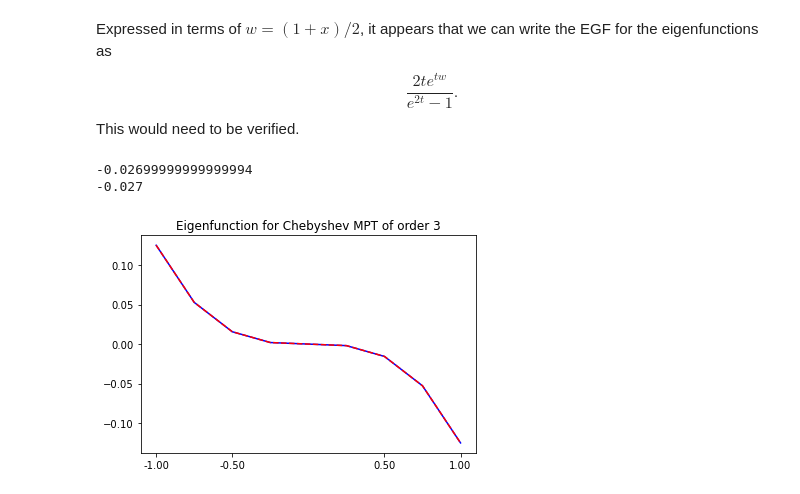
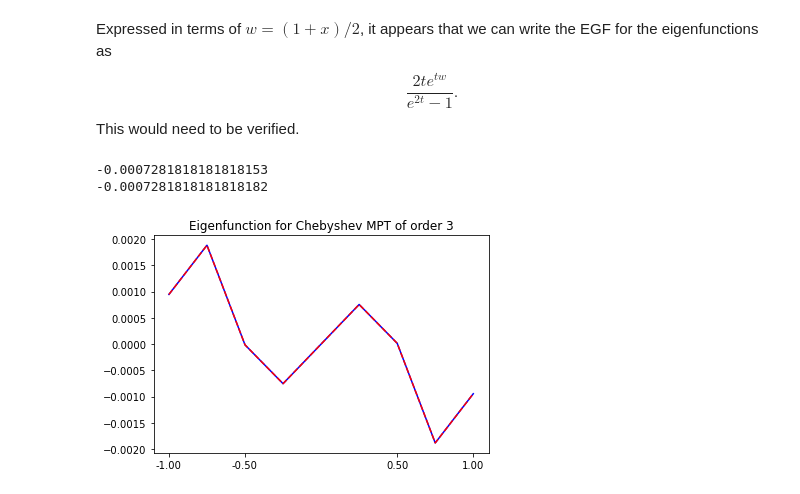
Before and after one commit to michaelgordy/chebyshevMPT, a Jupyter notebook: notebooks/chebyFP.ipynb, the cells around one changed output. Drawn from its saved outputs; the diff is of its cells as text; code cells hidden in the pictures.

```diff
--- a/notebooks/chebyFP.ipynb
+++ b/notebooks/chebyFP.ipynb
@@ -66,31 +66,33 @@ This would need to be verified.
 # %%
 # Case n=3:
 order = 3
 chebym = ChebyshevMPT(order)
 
 # Proposed eigenfunction as polynomials
-eigfunclist = [[1], [0, 1], [-1/3, 0, 1], [0, 0, 0, 1]]
-eigvallist = [1, -1/2, -1/8, -1/8]
-d = 3
+eigfunclist = [[1], [0, 1], [-1/3, 0, 1], [0, 0, 0, 1],
+               [3/10, 0, -3/2, 0, 1],
+               [0, 3/11, 0, -4/3, 0, 1]]
+eigvallist = [1, -1/2, -1/8, -1/8, 1/16, 1/64]
+d = 5
 p = Polynomial(eigfunclist[d])
 lambdad = eigvallist[d]
 
 print(chebym.FP(p,0.6))
 print(lambdad*p(0.6))
 
 u = linspace(-1.0+1e-6,1.0-1e-6,num=9, endpoint=True)
 Pf = [chebym.FP(p,u1) for u1 in u]
 flam = [lambdad*p(u1) for u1 in u]
 
 fig, ax = plt.subplots()
 ax.plot(u,Pf, label='Pf', color='blue')
 ax.plot(u, flam, label='$\\lambda f$', color='red', linestyle="--")
 ax.set_title(f"Eigenfunction for Chebyshev MPT of order {order}")
 ax.set_xticks(chebym.extrema)
 extrstr = ["{:.2f}".format(x) for x in chebym.extrema]
 ax.set_xticklabels(extrstr)
 plt.show()
 # %% [output]
--0.02699999999999994
--0.027
+-0.0007281818181818153
+-0.0007281818181818182
-[figure, old version]
+[figure, new version]
```
Also changed, not shown: 1 other file.
